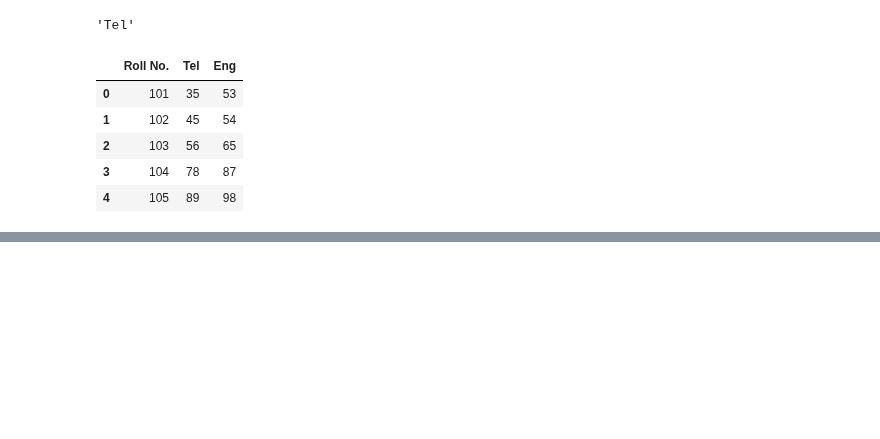
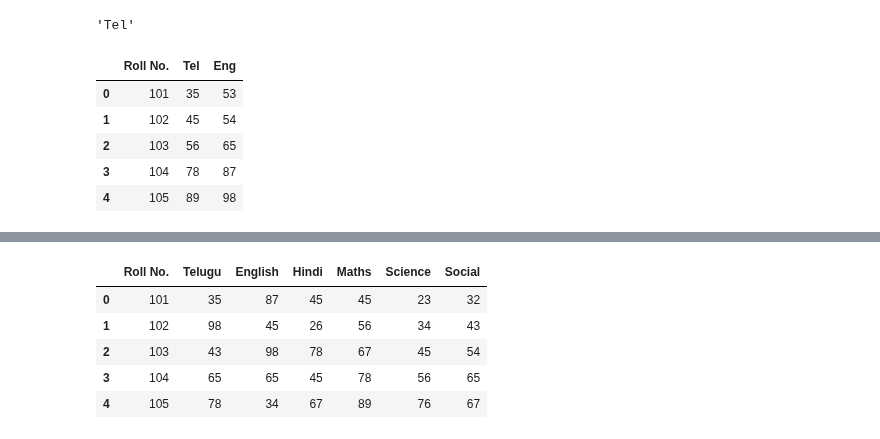
Before and after one commit to vvrgit/Python, a Jupyter notebook: Pandas_Tutorial.ipynb, the cells around one changed output, grey strips where cells are left out. Drawn from its saved outputs; the diff is of its cells as text; code cells hidden in the pictures; blank space fills up the shorter version.

```diff
--- a/Pandas_Tutorial.ipynb
+++ b/Pandas_Tutorial.ipynb
@@ -462,3 +462,38 @@ Marks
 | 2 | 103 | 56 | 65 |
 | 3 | 104 | 78 | 87 |
 | 4 | 105 | 89 | 98 |
+# %%
+import pandas as pd
+
+students_data={
+    "Roll No.":[101,102,103,104,105],
+    "Telugu":[35,98,43,65,78],
+    "English":[87,45,98,65,34],
+    "Hindi":[45,26,78,45,67],
+    "Maths":[45,56,67,78,89],
+    "Science":[23,34,45,56,76],
+    "Social":[32,43,54,65,67]}
+data=pd.DataFrame(students_data)
+
+Hall_Ticket_No=int(input("enter hall ticket no."))
+ind=data[data["Roll No."]==Hall_Ticket_No].index
+
+score_card=data.loc[[ind[0]]]
+score_card.pop("Roll No.")
+per=score_card.loc[ind[0]].sum()*100/600
+
+fail=score_card[score_card < 35].count()
+no_of_sub_fail=fail.sum()
+failed_sub=fail[fail==1].index
+
+
+
+if(no_of_sub_fail>0):
+  print("Status: Fail")
+  print("Failed Subjects:",failed_sub)
+else:
+  print("Status: Pass")
+  print("Pass Percentage:",per)
+
+
+score_card
@@ -464,0 +506,9 @@ Marks
+# %%
+data
+# %% [output]
+|  | Roll No. | Telugu | English | Hindi | Maths | Science | Social |
+| 0 | 101 | 35 | 87 | 45 | 45 | 23 | 32 |
+| 1 | 102 | 98 | 45 | 26 | 56 | 34 | 43 |
+| 2 | 103 | 43 | 98 | 78 | 67 | 45 | 54 |
+| 3 | 104 | 65 | 65 | 45 | 78 | 56 | 65 |
+| 4 | 105 | 78 | 34 | 67 | 89 | 76 | 67 |
```
Also changed, not shown: parts of 1 cell of this notebook.
